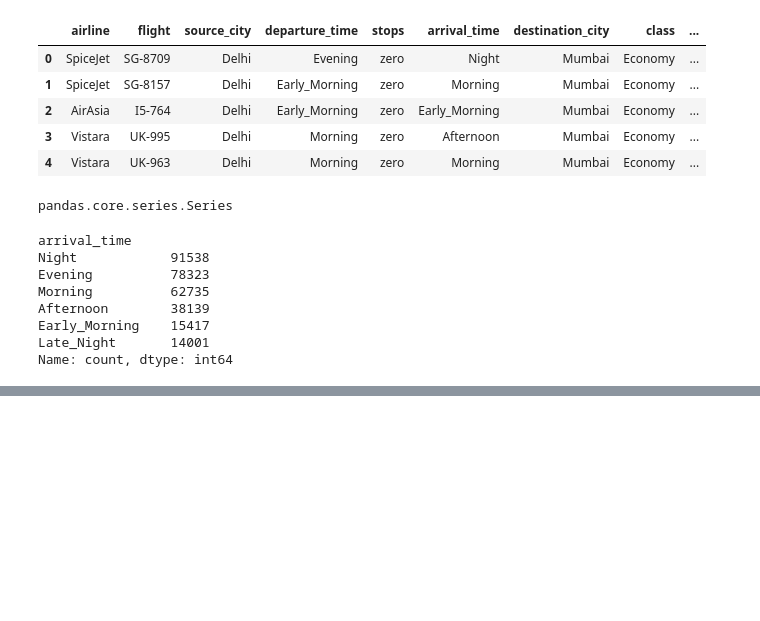
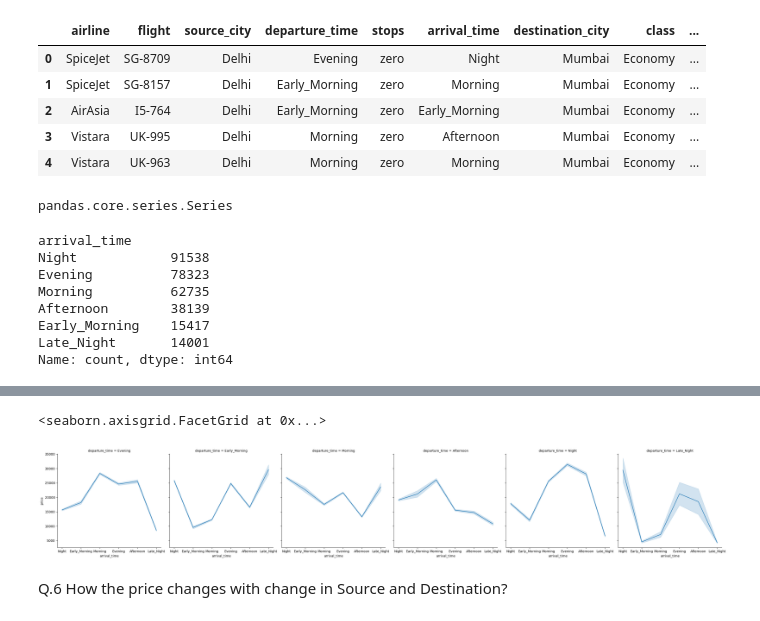
Before and after one commit to GilangPradnyana/UDEMY_PYTHON, a Jupyter notebook: PROJECT/AIRLINES/main.ipynb, the cells around one changed output, grey strips where cells are left out. Cells and saved outputs as stored; diff of their text form; code cells hidden in the pictures; blank space fills up the shorter version.

```diff
--- a/PROJECT/AIRLINES/main.ipynb
+++ b/PROJECT/AIRLINES/main.ipynb
@@ -192,0 +329,7 @@ plt.show()
+# %%
+sns.relplot(x = 'arrival_time', y = "price", data=data, col='departure_time', kind='line')
+# %% [output]
+<seaborn.axisgrid.FacetGrid at 0x...>
+[figure, added]
+# %% [markdown]
+Q.6 How the price changes with change in Source and Destination?
```
Also changed, not shown: parts of 30 cells of this notebook.
